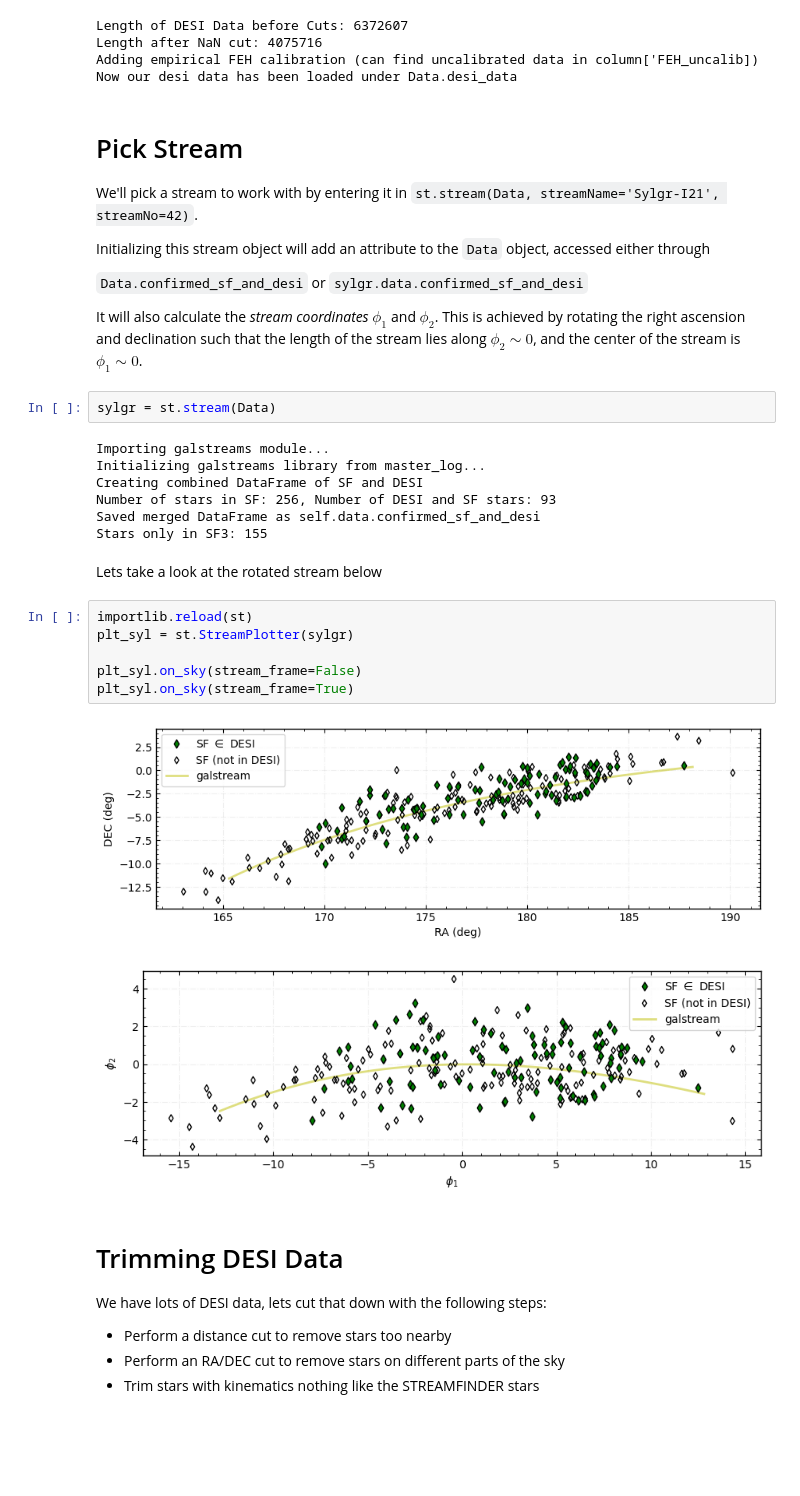
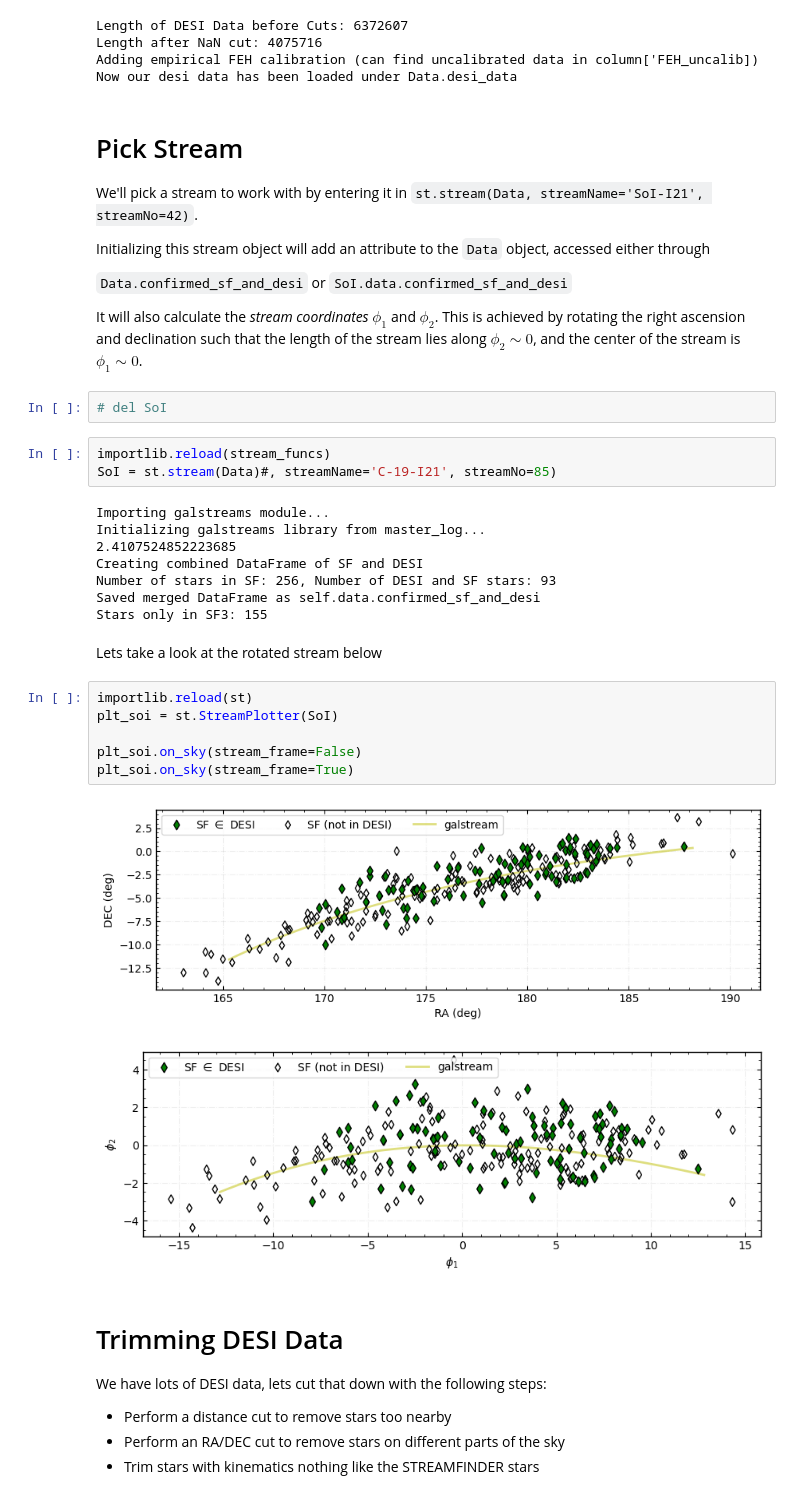
Before and after one commit to nassmohammed/DESI-DR1_streamTutorial, a Jupyter notebook: streamTutorial.ipynb, the cells around one changed output. Saved outputs shown, nothing was run; the diff lists cells and outputs as text; blank space fills up the shorter version.

Commit message:
plotting fix

```diff
--- a/streamTutorial.ipynb
+++ b/streamTutorial.ipynb
@@ -57,18 +62,22 @@ Now our desi data has been loaded under Data.desi_data
 # Pick Stream
 
 We'll pick a stream to work with by entering it in
-`st.stream(Data, streamName='Sylgr-I21', streamNo=42)`.
+`st.stream(Data, streamName='SoI-I21', streamNo=42)`.
 
 Initializing this stream object will add an attribute to the `Data` object, accessed either through
 
-`Data.confirmed_sf_and_desi` or `sylgr.data.confirmed_sf_and_desi`
+`Data.confirmed_sf_and_desi` or `SoI.data.confirmed_sf_and_desi`
 
 It will also calculate the *stream coordinates* $\phi_1$ and $\phi_2$. This is achieved by rotating the right ascension and declination such that the length of the stream lies along $\phi_2 \sim 0$, and the center of the stream is $\phi_1 \sim 0$.
+# %%
+# del SoI
 # %%
-sylgr = st.stream(Data)
+importlib.reload(stream_funcs)
+SoI = st.stream(Data)#, streamName='C-19-I21', streamNo=85)
 # %% [output]
 Importing galstreams module...
 Initializing galstreams library from master_log...
+2.4107524852223685
 Creating combined DataFrame of SF and DESI
 Number of stars in SF: 256, Number of DESI and SF stars: 93
 Saved merged DataFrame as self.data.confirmed_sf_and_desi
@@ -77,13 +86,13 @@ Stars only in SF3: 155
 Lets take a look at the rotated stream below
 # %%
 importlib.reload(st)
-plt_syl = st.StreamPlotter(sylgr)
+plt_soi = st.StreamPlotter(SoI)
 
-plt_syl.on_sky(stream_frame=False)
-plt_syl.on_sky(stream_frame=True)
+plt_soi.on_sky(stream_frame=False)
+plt_soi.on_sky(stream_frame=True)
 # %% [output]
-[figure, old version]
+[figure, new version]
-[figure, old version]
+[figure, new version]
 # %% [markdown]
 # Trimming DESI Data
 We have lots of DESI data, lets cut that down with the following steps:
```
Also changed, not shown: parts of 12 cells of this notebook, 2 other files.
